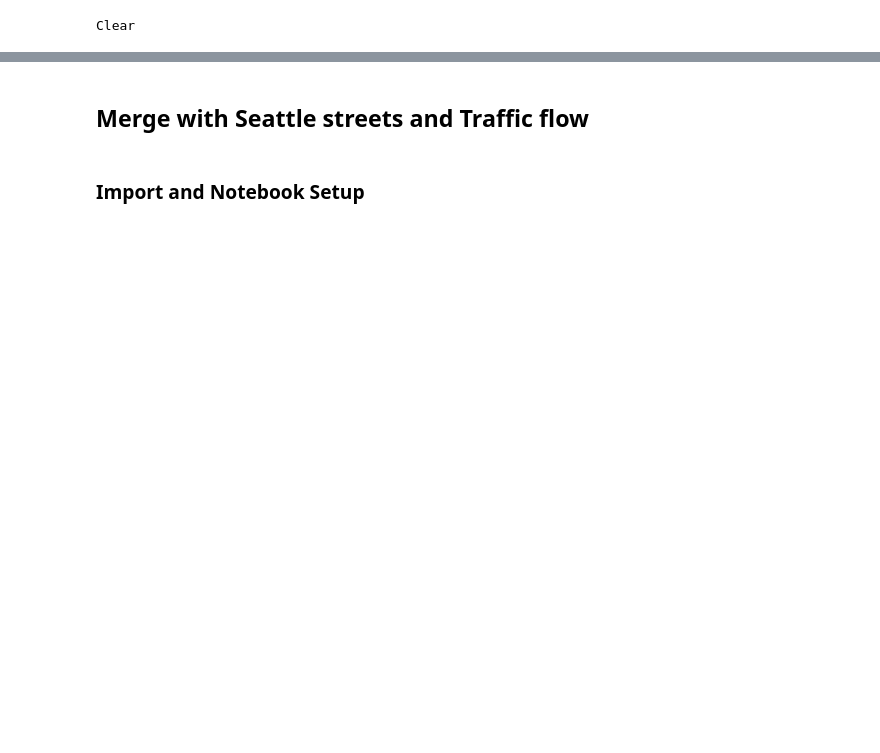
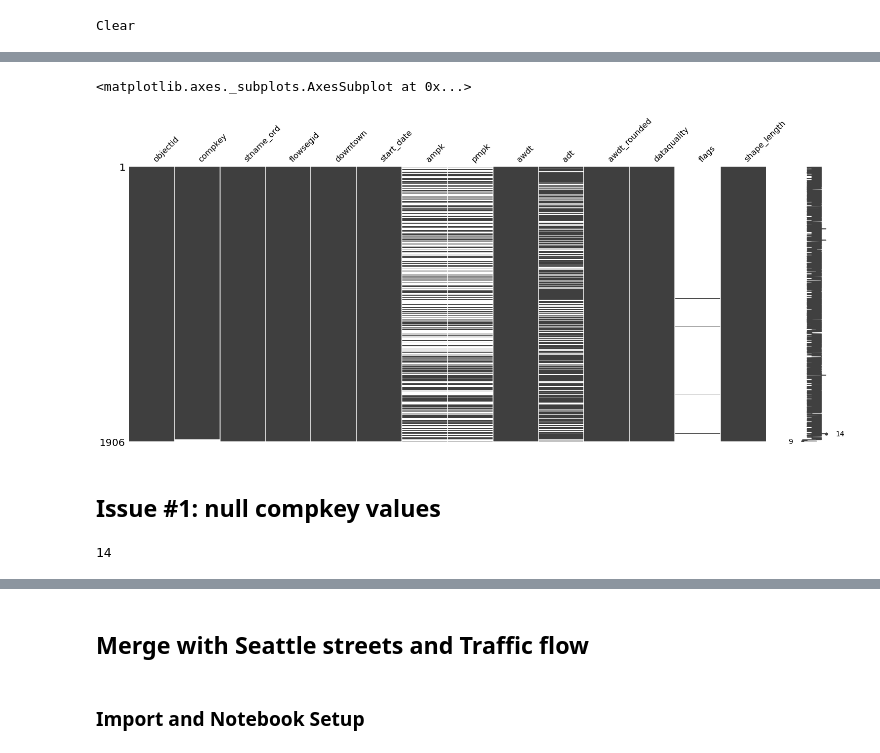
Before and after one commit to DataCircles/traffic_collisions_viz_team, a Jupyter notebook: notebooks/MH-Master Notebook.ipynb, the cells around one changed output, grey strips where cells are left out. Cells and saved outputs as stored; diff of their text form; code cells hidden in the pictures; blank space fills up the shorter version.

Commit message:
8/12 merged flow, streets data

```diff
--- a/notebooks/MH-Master Notebook.ipynb
+++ b/notebooks/MH-Master Notebook.ipynb
@@ -474,0 +497,9 @@ df_new.shape
+# %%
+# Change this if you have already downloaded from the following URL to a local folder
+# https://data-seattlecitygis.opendata.arcgis.com/datasets/2018-traffic-flow-counts
+
+path_to_2018_Traffic_flow = "https://opendata.arcgis.com/datasets/a35aa9249110472ba2c69cc574eff984_11.csv"
+#path_to_2018_Traffic_flow = '../z_misc_NO_CHECKIN/2018_Traffic_Flow_Counts.csv'  # Jamie's path
+# %%
+df_flow = pd.read_csv(path_to_2018_Traffic_flow)
+df_collisions = pd.read_csv('data/collisions_clean.csv')
@@ -474,0 +514,3 @@ df_new.shape
+# %%
+df_flow.columns = df_flow.columns.str.lower()
+df_flow.columns
@@ -474,0 +540,13 @@ df_new.shape
+# %%
+import missingno as msno
+msno.matrix(df_flow)
+# %% [output]
+<matplotlib.axes._subplots.AxesSubplot at 0x...>
+[figure, added]
+# %% [markdown]
+## Issue #1: null compkey values
+# %%
+# How many are there?
+df_flow['compkey'].isnull().sum()
+# %% [output]
+14
```
Also changed, not shown: parts of 72 cells of this notebook.
